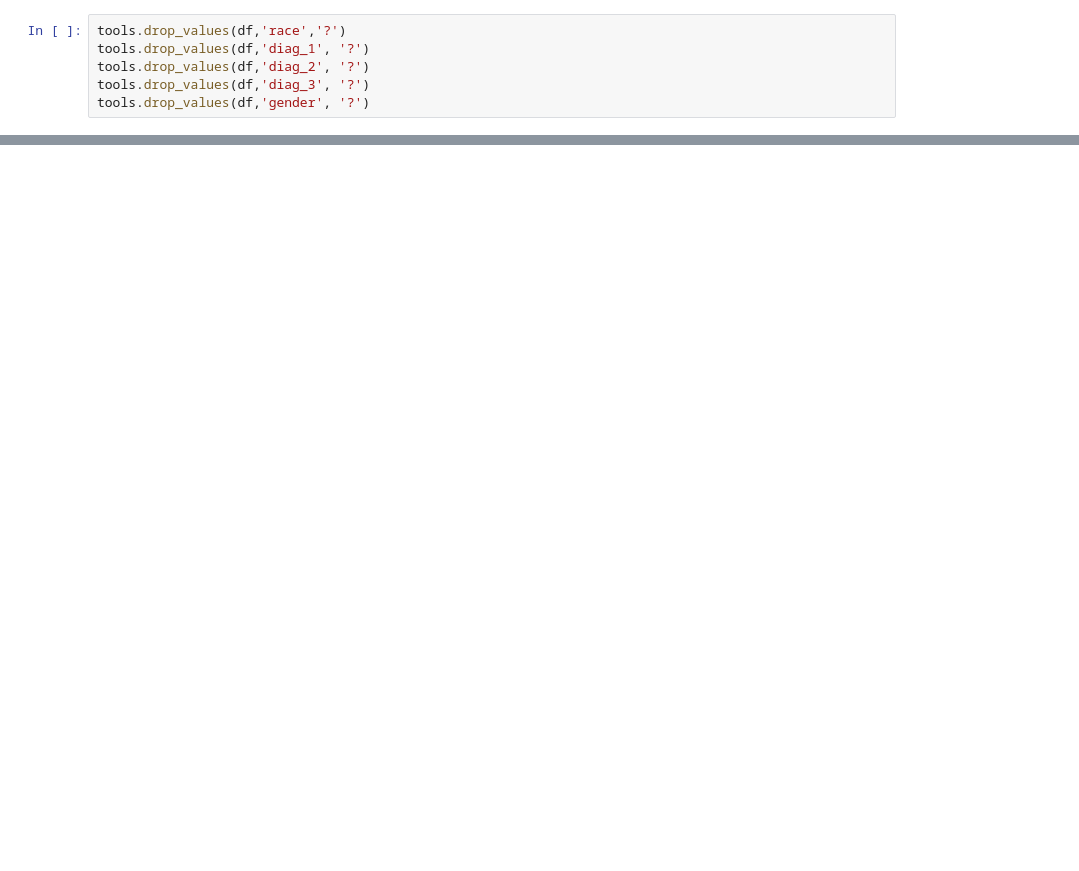
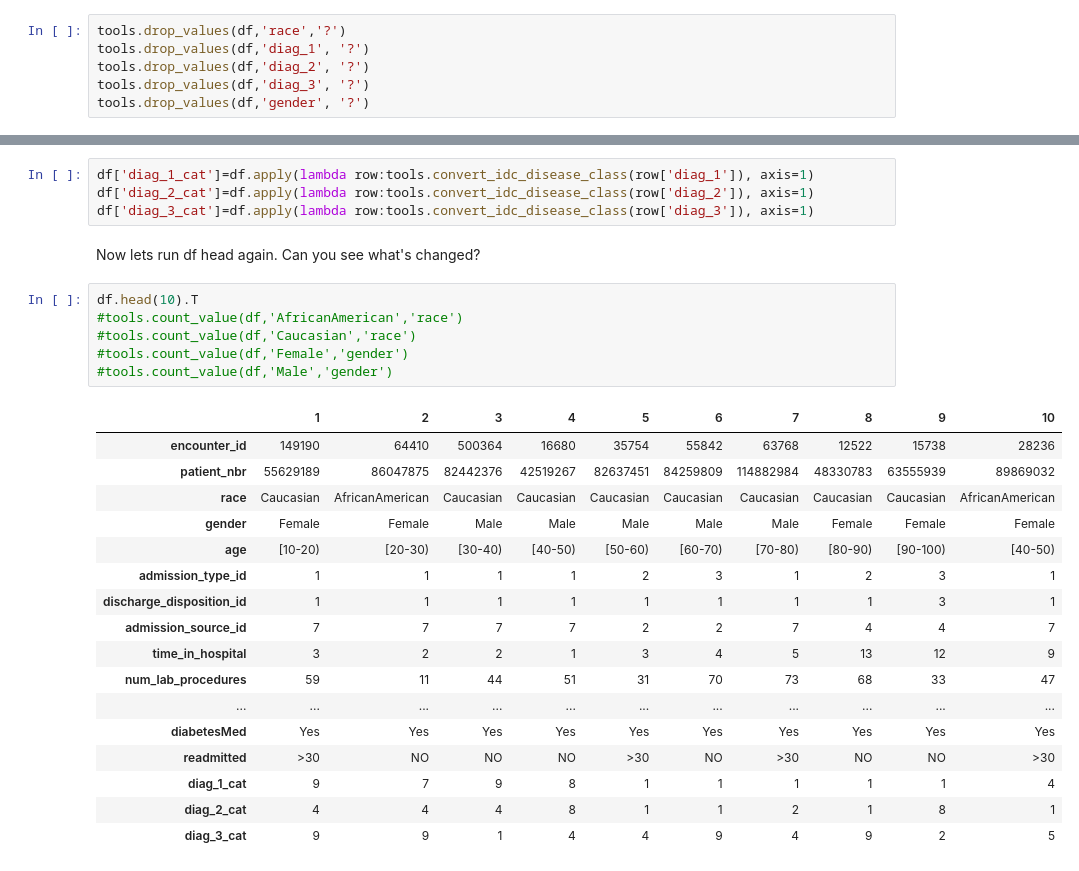
Before and after one commit to baldygeezer/tasterDay, a Jupyter notebook: diabetes_project.ipynb, the cells around one changed output, grey strips where cells are left out. Drawn from its saved outputs; the diff is of its cells as text; blank space fills up the shorter version.

Commit message:
rewrote kaggle diag_x code to not use iterator anti patten (diag code now runs in 1 minute instead of 20)

```diff
--- a/diabetes_project.ipynb
+++ b/diabetes_project.ipynb
@@ -180,0 +225,30 @@ readmitted 0
+# %%
+df['diag_1_cat']=df.apply(lambda row:tools.convert_idc_disease_class(row['diag_1']), axis=1)
+df['diag_2_cat']=df.apply(lambda row:tools.convert_idc_disease_class(row['diag_2']), axis=1)
+df['diag_3_cat']=df.apply(lambda row:tools.convert_idc_disease_class(row['diag_3']), axis=1)
+# %% [markdown]
+Now lets run df head again. Can you see what's changed?
+# %%
+df.head(10).T
+#tools.count_value(df,'AfricanAmerican','race')
+#tools.count_value(df,'Caucasian','race')
+#tools.count_value(df,'Female','gender')
+#tools.count_value(df,'Male','gender')
+# %% [output]
+|  | 1 | 2 | 3 | 4 | 5 | 6 | 7 | 8 | 9 | 10 |
+| encounter_id | 149190 | 64410 | 500364 | 16680 | 35754 | 55842 | 63768 | 12522 | 15738 | 28236 |
+| patient_nbr | 55629189 | 86047875 | 82442376 | 42519267 | 82637451 | 84259809 | 114882984 | 48330783 | 63555939 | 89869032 |
+| race | Caucasian | AfricanAmerican | Caucasian | Caucasian | Caucasian | Caucasian | Caucasian | Caucasian | Caucasian | AfricanAmerican |
+| gender | Female | Female | Male | Male | Male | Male | Male | Female | Female | Female |
+| age | [10-20) | [20-30) | [30-40) | [40-50) | [50-60) | [60-70) | [70-80) | [80-90) | [90-100) | [40-50) |
+| admission_type_id | 1 | 1 | 1 | 1 | 2 | 3 | 1 | 2 | 3 | 1 |
+| discharge_disposition_id | 1 | 1 | 1 | 1 | 1 | 1 | 1 | 1 | 3 | 1 |
+| admission_source_id | 7 | 7 | 7 | 7 | 2 | 2 | 7 | 4 | 4 | 7 |
+| time_in_hospital | 3 | 2 | 2 | 1 | 3 | 4 | 5 | 13 | 12 | 9 |
+| num_lab_procedures | 59 | 11 | 44 | 51 | 31 | 70 | 73 | 68 | 33 | 47 |
+| ... | ... | ... | ... | ... | ... | ... | ... | ... | ... | ... |
+| diabetesMed | Yes | Yes | Yes | Yes | Yes | Yes | Yes | Yes | Yes | Yes |
+| readmitted | >30 | NO | NO | NO | >30 | NO | >30 | NO | NO | >30 |
+| diag_1_cat | 9 | 7 | 9 | 8 | 1 | 1 | 1 | 1 | 1 | 4 |
+| diag_2_cat | 4 | 4 | 4 | 8 | 1 | 1 | 2 | 1 | 8 | 1 |
+| diag_3_cat | 9 | 9 | 1 | 4 | 4 | 9 | 4 | 9 | 2 | 5 |
```
Also changed, not shown: parts of 18 cells of this notebook.
